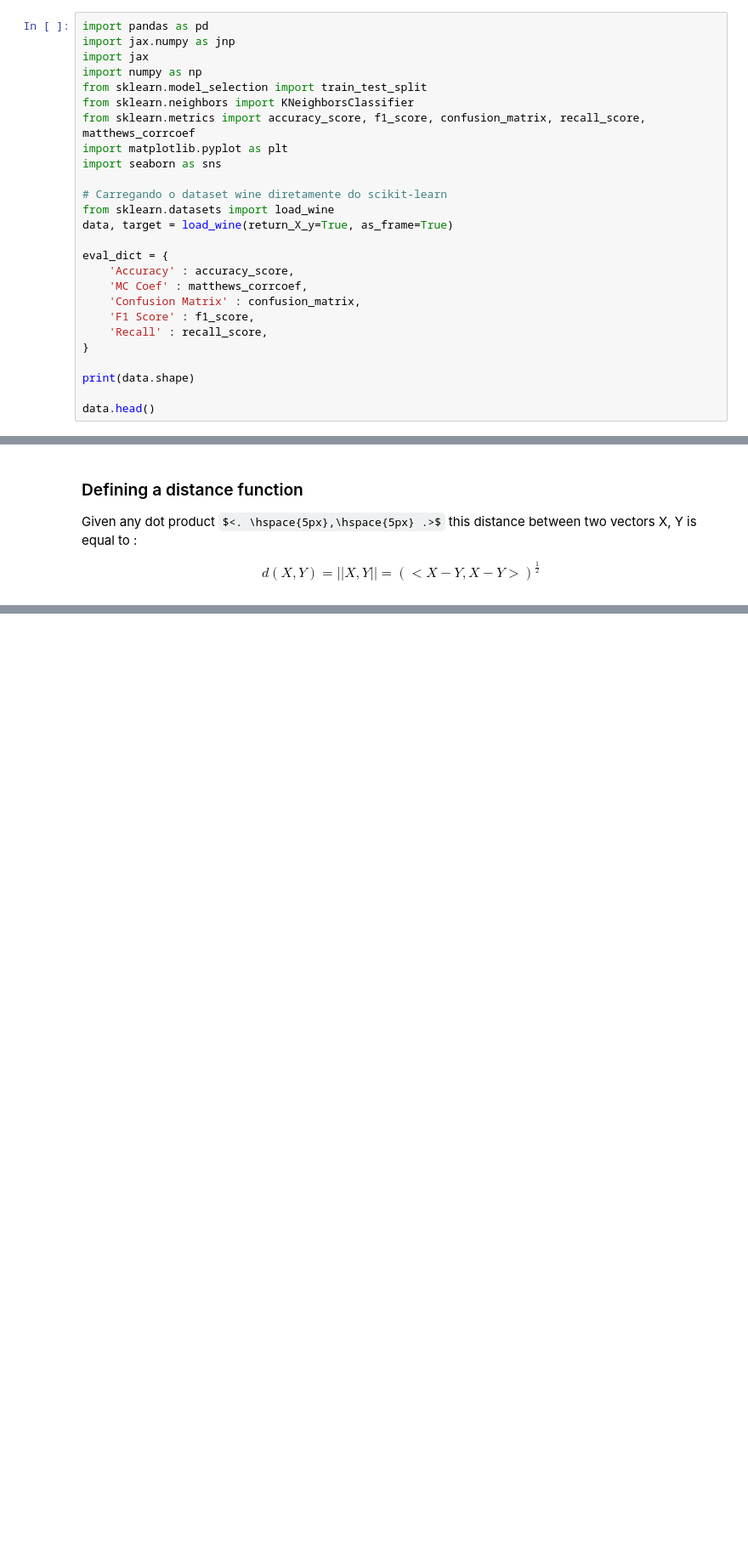
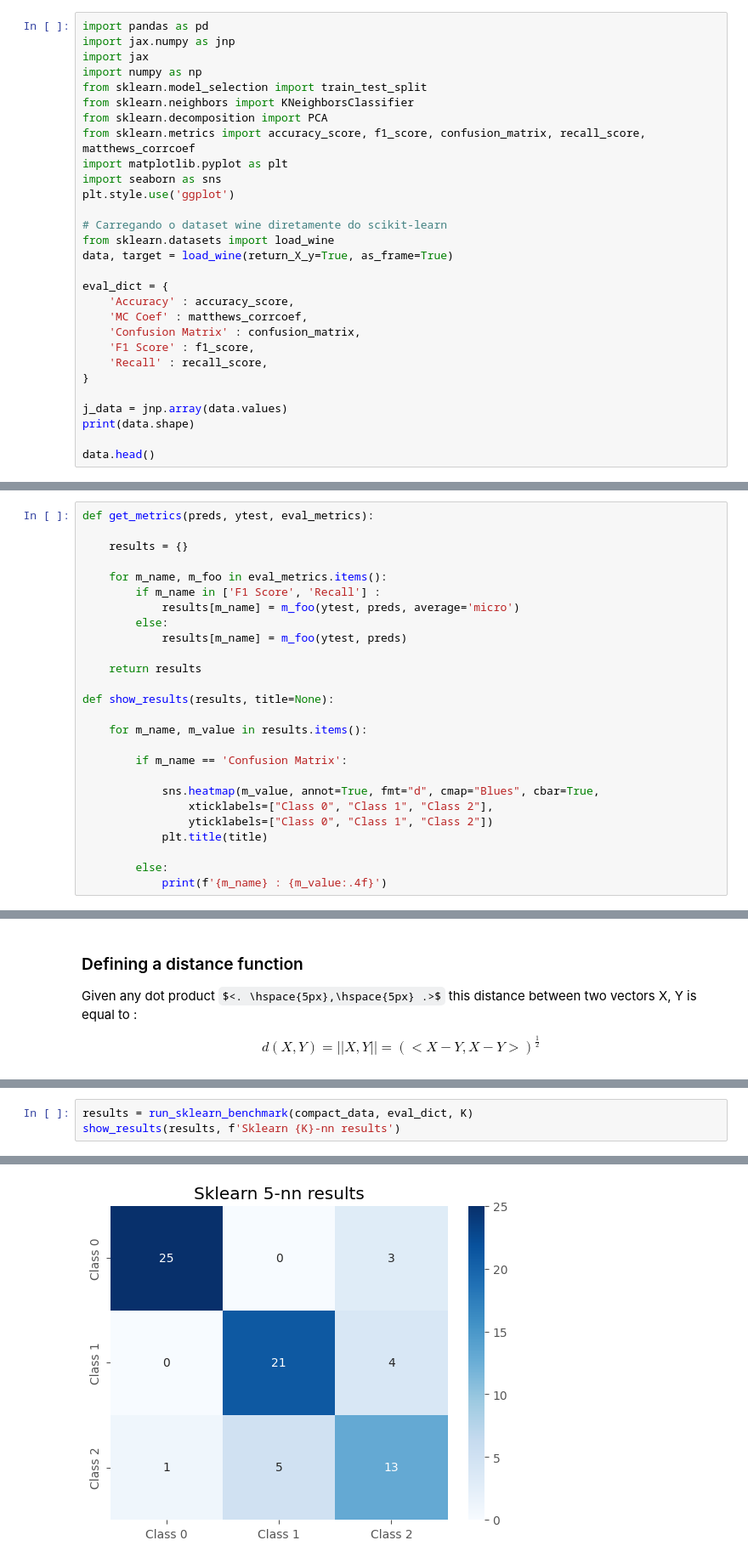
Before and after one commit to Arthur-Salles/LA2ML, a Jupyter notebook: t1/project.ipynb, the cells around one changed output, grey strips where cells are left out. Shown at 85% size. Drawn from its saved outputs; the diff is of its cells as text; some formulas as TeX source; blank space fills up the shorter version.

```diff
--- a/t1/project.ipynb
+++ b/t1/project.ipynb
@@ -5,9 +5,11 @@ import jax
 import numpy as np
 from sklearn.model_selection import train_test_split
 from sklearn.neighbors import KNeighborsClassifier
+from sklearn.decomposition import PCA
 from sklearn.metrics import accuracy_score, f1_score, confusion_matrix, recall_score, matthews_corrcoef
 import matplotlib.pyplot as plt
 import seaborn as sns
+plt.style.use('ggplot')
 
 # Carregando o dataset wine diretamente do scikit-learn
 from sklearn.datasets import load_wine
@@ -21,6 +23,7 @@ eval_dict = {
     'Recall' : recall_score,
 }
 
+j_data = jnp.array(data.values)
 print(data.shape)
 
 data.head()
@@ -32,4 +35,30 @@ data.head()
 | 2 | 13.16 | 2.36 | 2.67 | 18.6 | 101.0 | 2.80 | 3.24 | ... |
 | 3 | 14.37 | 1.95 | 2.50 | 16.8 | 113.0 | 3.85 | 3.49 | ... |
 | 4 | 13.24 | 2.59 | 2.87 | 21.0 | 118.0 | 2.80 | 2.69 | ... |
+# %%
+def get_metrics(preds, ytest, eval_metrics):
+
+    results = {}
+
+    for m_name, m_foo in eval_metrics.items():
+        if m_name in ['F1 Score', 'Recall'] :
+            results[m_name] = m_foo(ytest, preds, average='micro')
+        else:
+            results[m_name] = m_foo(ytest, preds)
+
+    return results
+
+def show_results(results, title=None):
+
+    for m_name, m_value in results.items():
+
+        if m_name == 'Confusion Matrix':
+
+            sns.heatmap(m_value, annot=True, fmt="d", cmap="Blues", cbar=True,
+                xticklabels=["Class 0", "Class 1", "Class 2"],
+                yticklabels=["Class 0", "Class 1", "Class 2"])
+            plt.title(title)
+
+        else:
+            print(f'{m_name} : {m_value:.4f}')
 # %%
@@ -161,0 +143,4 @@ batch_generic_distance(x_long, y_long)
+# %%
+results = run_sklearn_benchmark(compact_data, eval_dict, K)
+show_results(results, f'Sklearn {K}-nn results')
+# %% [output]
@@ -161,0 +151 @@ batch_generic_distance(x_long, y_long)
+[figure, added]
```
Also changed, not shown: parts of 22 cells of this notebook.
